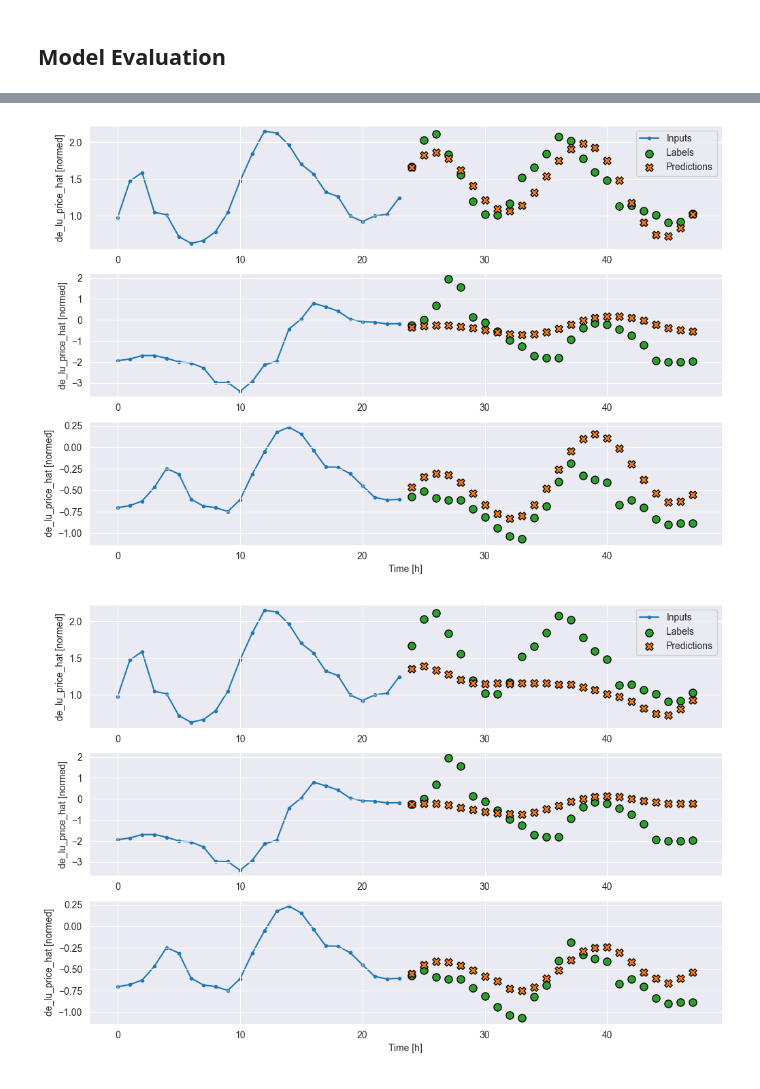
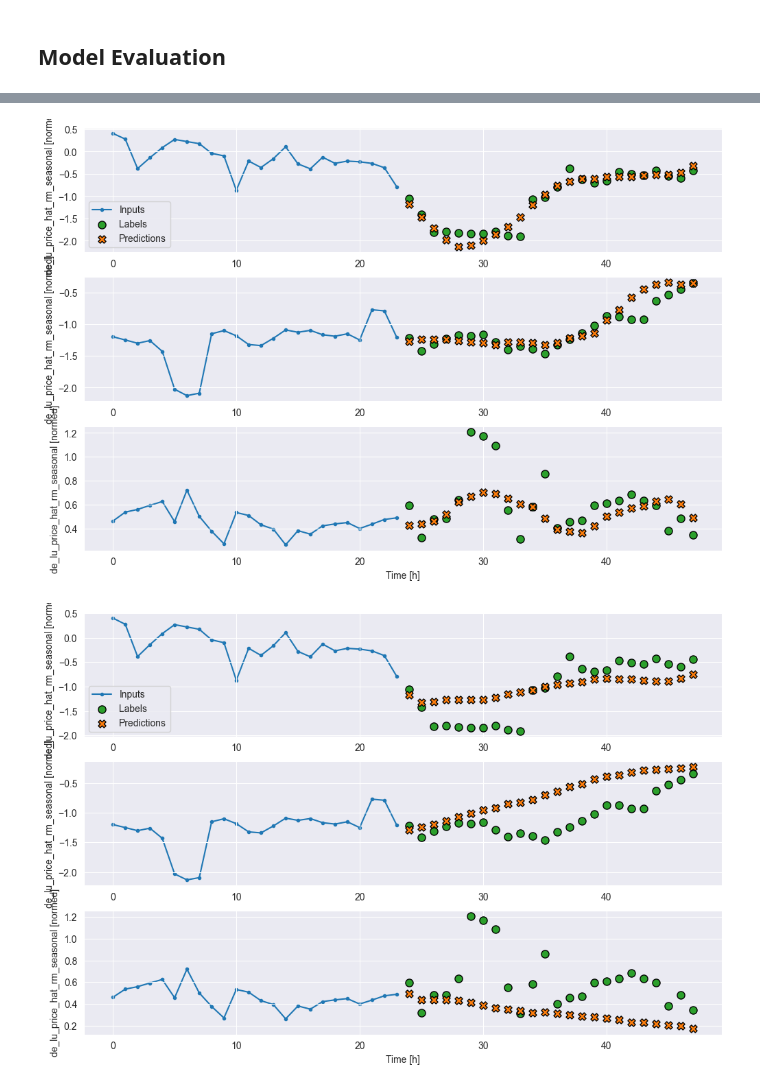
Before and after one commit to valentin-17/epf, a Jupyter notebook: notebooks/exploratory_analysis.ipynb, the cells around one changed output, grey strips where cells are left out. Drawn from its saved outputs; the diff is of its cells as text; code cells hidden in the pictures.

```diff
--- a/notebooks/exploratory_analysis.ipynb
+++ b/notebooks/exploratory_analysis.ipynb
@@ -518,3 +541,6 @@ for i in range(num_splits):
     train_df_hat[i] = train_df_hat[i].join(train_df[i][categorical_cols])
     validation_df_hat[i] = validation_df_hat[i].join(validation_df[i][categorical_cols])
     test_df_hat[i] = test_df_hat[i].join(test_df[i][categorical_cols])
+# %%
+# split and normalize
+train_df, validation_df, test_df = split_data(feature_set)
@@ -546,31 +571,31 @@ plt.savefig('../reports/figures/normalized_data_distribution_first_window.png',
 # save train, val and test sets to csv
 # use highest protocol available, denoted by -1
 with open('../data/processed/train_df.pkl', 'wb') as f:
-    pkl.dump(train_df_hat, f, -1)
+    pkl.dump(train_df, f, -1)
 
 with open('../data/processed/validation_df.pkl', 'wb') as f:
-    pkl.dump(validation_df_hat, f, -1)
+    pkl.dump(validation_df, f, -1)
 
 with open('../data/processed/test_df.pkl', 'wb') as f:
-    pkl.dump(test_df_hat, f, -1)
+    pkl.dump(test_df, f, -1)
 # %% [markdown]
 ### Window generation for training
 # %%
 # code taken from [3] /references/refs.md
 class WindowGenerator():
     def __init__(self, input_width, label_width, shift,
-                 train_df_list=train_df_hat, validation_df_list=validation_df_hat, test_df_list=test_df_hat,
+                 train_df=train_df, validation_df=validation_df, test_df=test_df,
                  label_columns=None):
         # Store the raw data.
-        self.train_df_list = train_df_list
-        self.validation_df_list = validation_df_list
-        self.test_df_list = test_df_list
+        self.train_df = train_df
+        self.validation_df = validation_df
+        self.test_df = test_df
 
         # Work out the label column indices.
         self.label_columns = label_columns
         if label_columns is not None:
             self.label_columns_indices = {name: i for i, name in enumerate(label_columns)}
-        self.column_indices = {name: i for i, name in enumerate(train_df_list[0].columns)}
+        self.column_indices = {name: i for i, name in enumerate(train_df.columns)}
 
         # Work out the window parameters.
         self.input_width = input_width
@@ -608,17 +633,15 @@ class WindowGenerator():
 
       return inputs, labels
 
-    def make_dataset(self, data_list):
-      data_list = np.array(data_list, dtype=np.float32)
-
+    def make_dataset(self, data):
+      data = np.array(data, dtype=np.float32)
       ds = keras.utils.timeseries_dataset_from_array(
-          data=data_list,
+          data=data,
           targets=None,
           sequence_length=self.total_window_size,
           sequence_stride=1,
           shuffle=True,
-          batch_size=32,
-      )
+          batch_size=32,)
 
       ds = ds.map(self.split_window)
 
@@ -626,15 +649,15 @@ class WindowGenerator():
 
     @property
     def train(self):
-      return self.make_dataset(self.train_df_list)
+      return self.make_dataset(self.train_df)
 
     @property
     def val(self):
-      return self.make_dataset(self.validation_df_list)
+      return self.make_dataset(self.validation_df)
 
     @property
     def test(self):
-      return self.make_dataset(self.test_df_list)
+      return self.make_dataset(self.test_df)
 
     @property
     def example(self):
@@ -931,7 +937,7 @@ def conv_builder(hp):
     model.add(keras.layers.Lambda(lambda x: x[:, -hp_kernel_size:, :]))
     model.add(keras.layers.Conv1D(hp_units, activation='relu', kernel_size=hp_kernel_size))
     model.add(keras.layers.Dense(OUT_STEPS*num_features,
-                                 kernel_initializer=tf.initializers.zeros()))
+                                 kernel_initializer=keras.initializers.zeros()))
     model.add(keras.layers.Reshape([OUT_STEPS, num_features]))
 
     # compile the model
@@ -1024,8 +1040,8 @@ window.plot(best_lstm_model, 'de_lu_price_hat')
 # %%
-window.plot(best_gru_model, 'de_lu_price_hat')
+window.plot(best_gru_model, 'de_lu_price_hat_rm_seasonal')
 # %% [output]
-[figure, old version]
+[figure, new version]
 # %%
-window.plot(best_conv_model, 'de_lu_price_hat')
+window.plot(best_conv_model, 'de_lu_price_hat_rm_seasonal')
 # %% [output]
-[figure, old version]
+[figure, new version]
```
Also changed, not shown: parts of 20 cells of this notebook, 20 other files.
